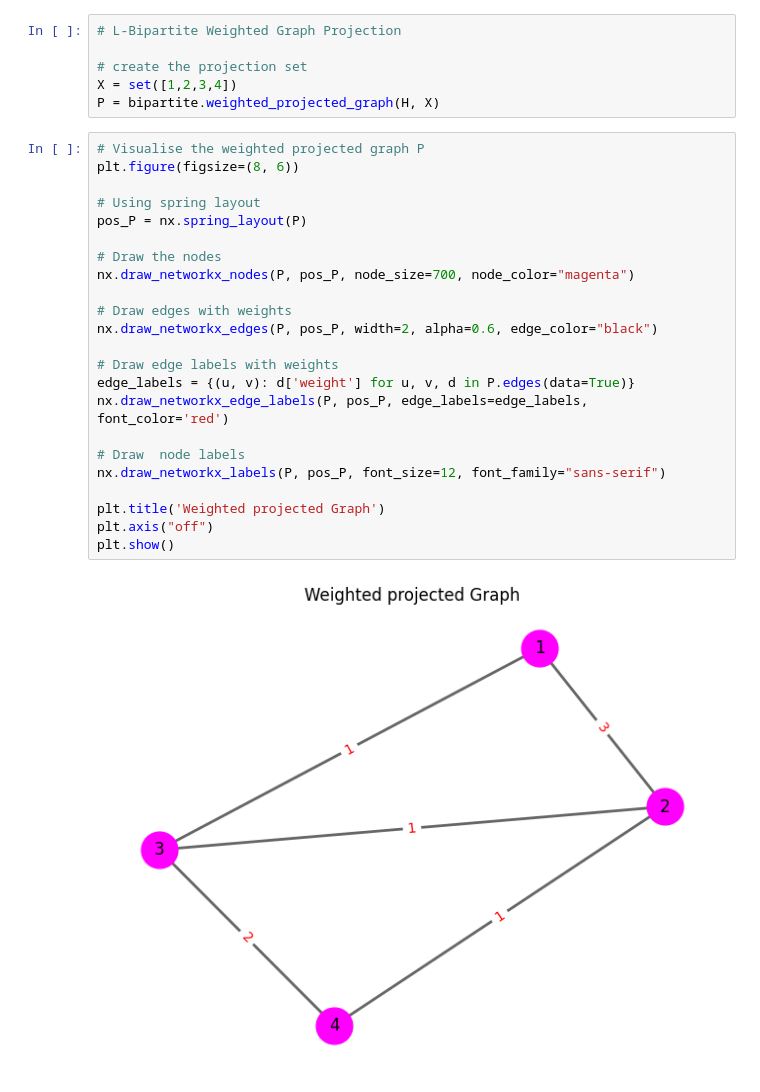
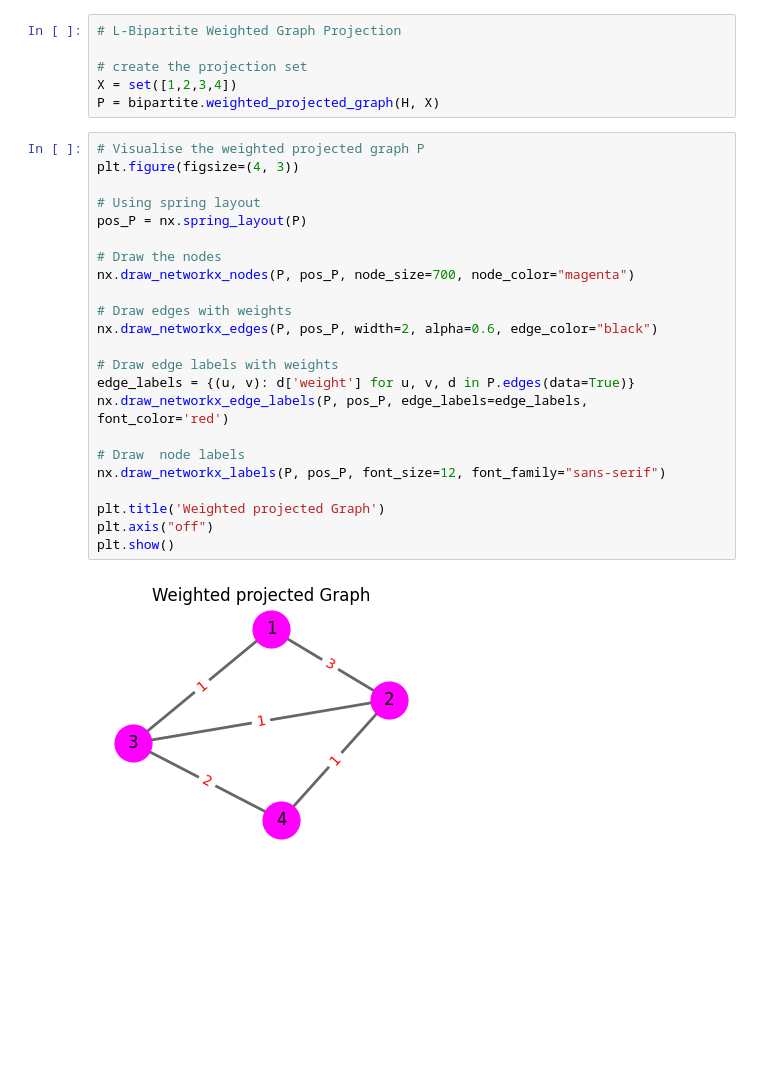
Before and after one commit to kenechiomeke/graph-networks, a Jupyter notebook: intro_social_networks.ipynb, the cells around one changed output. Drawn from its saved outputs; the diff is of its cells as text; blank space fills up the shorter version.

```diff
--- a/intro_social_networks.ipynb
+++ b/intro_social_networks.ipynb
@@ -464,27 +469,27 @@ X = set([1,2,3,4])
 P = bipartite.weighted_projected_graph(H, X)
 # %%
 # Visualise the weighted projected graph P
-plt.figure(figsize=(8, 6))
+plt.figure(figsize=(4, 3))
 
 # Using spring layout
 pos_P = nx.spring_layout(P)
 
 # Draw the nodes
 nx.draw_networkx_nodes(P, pos_P, node_size=700, node_color="magenta")
 
 # Draw edges with weights
 nx.draw_networkx_edges(P, pos_P, width=2, alpha=0.6, edge_color="black")
 
 # Draw edge labels with weights
 edge_labels = {(u, v): d['weight'] for u, v, d in P.edges(data=True)}
 nx.draw_networkx_edge_labels(P, pos_P, edge_labels=edge_labels, font_color='red')
 
 # Draw  node labels
 nx.draw_networkx_labels(P, pos_P, font_size=12, font_family="sans-serif")
 
 plt.title('Weighted projected Graph')
 plt.axis("off")
 plt.show()
 # %% [output]
-[figure, old version]
+[figure, new version]
 # %%
```
Also changed, not shown: parts of 9 cells of this notebook, 1 other file.
